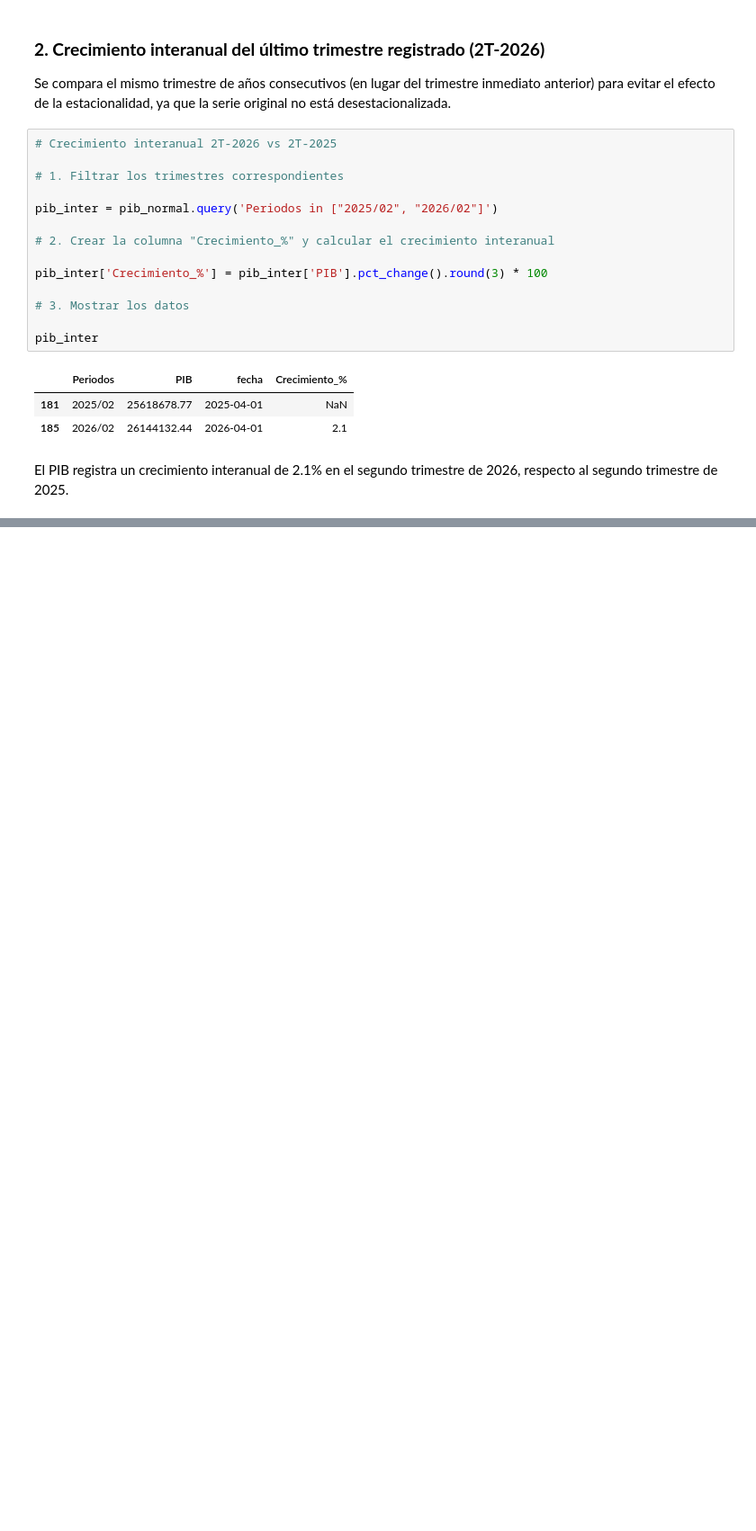
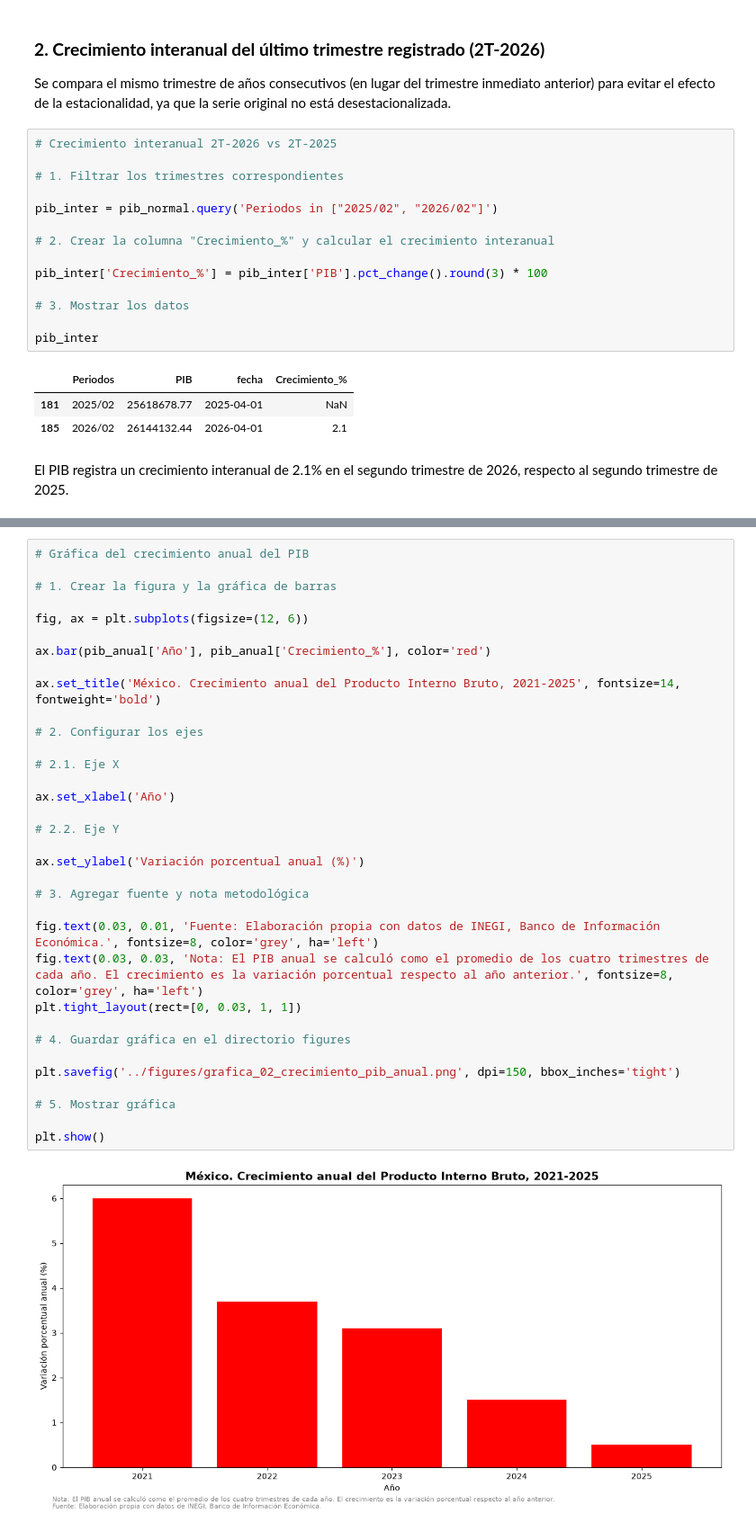
Before and after one commit to Jose-Castanedas/pib_mexico, a Jupyter notebook: notebooks/analsis_pib.ipynb, the cells around one changed output, grey strips where cells are left out. Shown at 90% size. Drawn from its saved outputs; the diff is of its cells as text; blank space fills up the shorter version.

```diff
--- a/notebooks/analsis_pib.ipynb
+++ b/notebooks/analsis_pib.ipynb
@@ -186,0 +192,36 @@ pib_anual
+# %%
+# Gráfica del crecimiento anual del PIB
+
+# 1. Crear la figura y la gráfica de barras
+
+fig, ax = plt.subplots(figsize=(12, 6))
+
+ax.bar(pib_anual['Año'], pib_anual['Crecimiento_%'], color='red')
+
+ax.set_title('México. Crecimiento anual del Producto Interno Bruto, 2021-2025', fontsize=14, fontweight='bold')
+
+# 2. Configurar los ejes
+
+# 2.1. Eje X
+
+ax.set_xlabel('Año')
+
+# 2.2. Eje Y
+
+ax.set_ylabel('Variación porcentual anual (%)')
+
+# 3. Agregar fuente y nota metodológica
+
+fig.text(0.03, 0.01, 'Fuente: Elaboración propia con datos de INEGI, Banco de Información Económica.', fontsize=8, color='grey', ha='left')
+fig.text(0.03, 0.03, 'Nota: El PIB anual se calculó como el promedio de los cuatro trimestres de cada año. El crecimiento es la variación porcentual respecto al año anterior.', fontsize=8, color='grey', ha='left')
+plt.tight_layout(rect=[0, 0.03, 1, 1])
+
+# 4. Guardar gráfica en el directorio figures
+
+plt.savefig('../figures/grafica_02_crecimiento_pib_anual.png', dpi=150, bbox_inches='tight')
+
+# 5. Mostrar gráfica
+
+plt.show()
+# %% [output]
+[figure, added]
```
Also changed, not shown: parts of 2 cells of this notebook, 1 other file.
